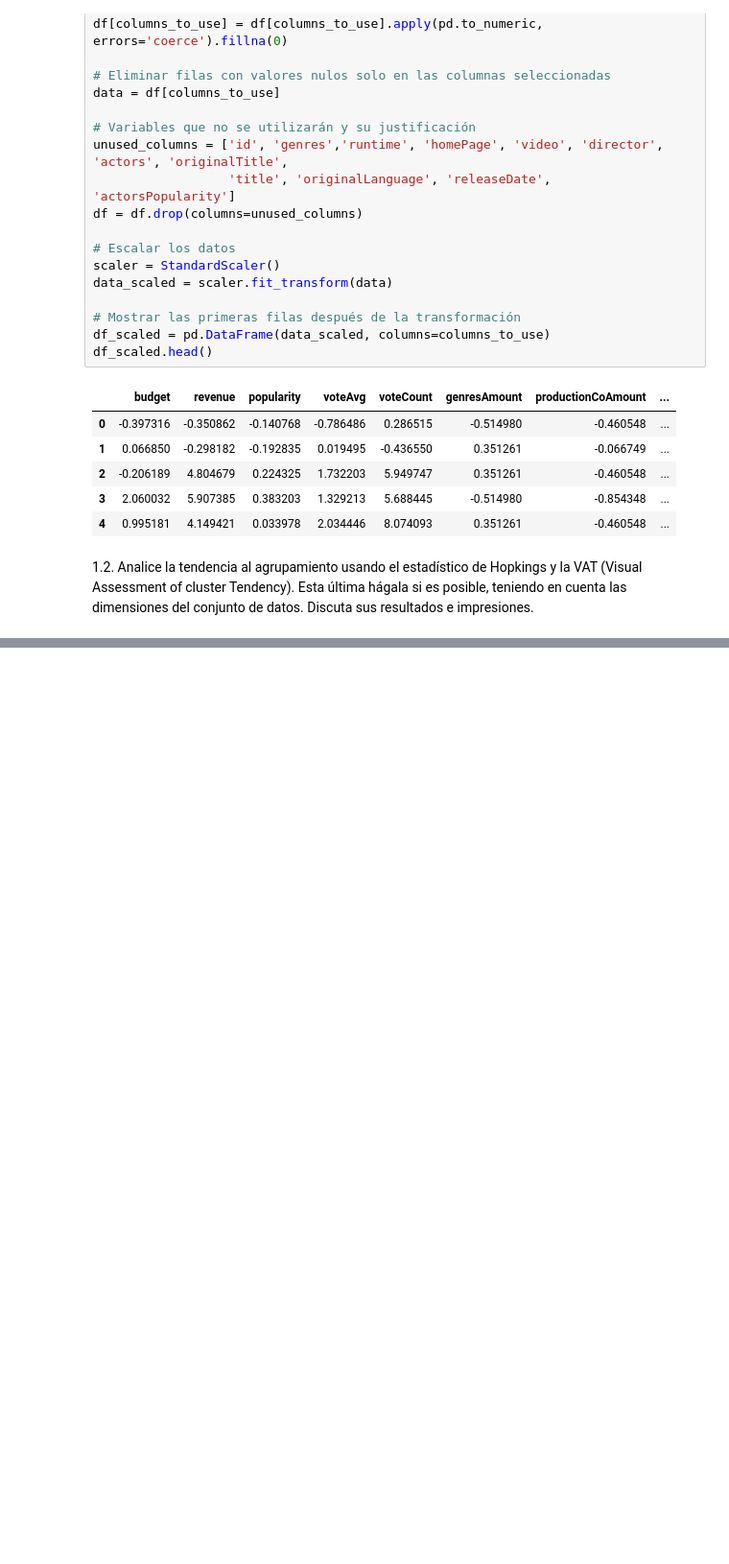
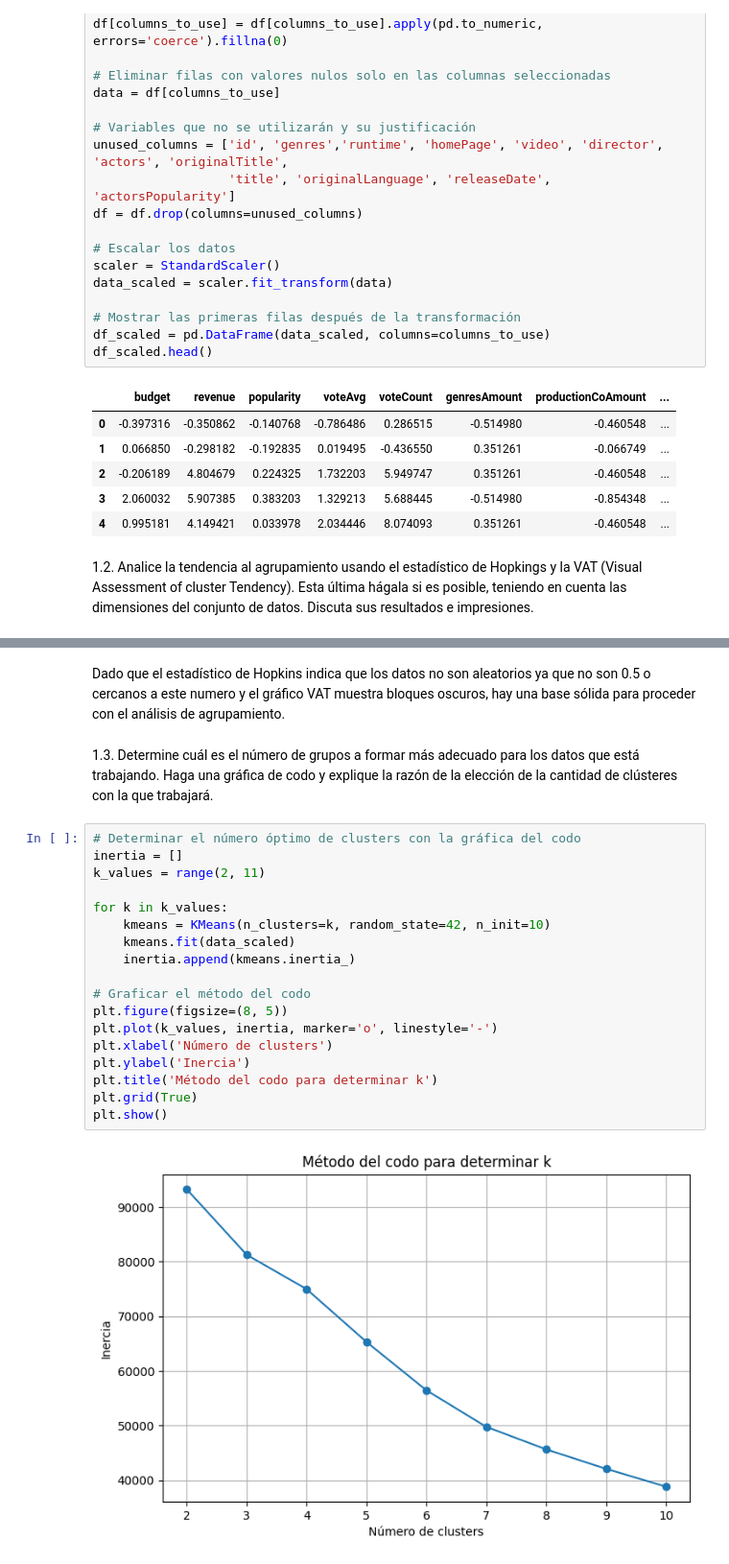
Before and after one commit to BiancaCalderon/Clustering, a Jupyter notebook: Clustering_PCA.ipynb, the cells around one changed output, grey strips where cells are left out. Shown at 96% size. Saved outputs shown, nothing was run; the diff lists cells and outputs as text; blank space fills up the shorter version.

Commit message:
feat: Clustering until 1.5 done

```diff
--- a/Clustering_PCA.ipynb
+++ b/Clustering_PCA.ipynb
@@ -135,0 +138,25 @@ Estadística de Hopkins: 0.0110
+# %% [markdown]
+Dado que el estadístico de Hopkins indica que los datos no son aleatorios ya que no son 0.5 o cercanos a este numero y el gráfico VAT muestra bloques oscuros, hay una base sólida para proceder con el análisis de agrupamiento.
+# %% [markdown]
+
+1.3. Determine cuál es el número de grupos a formar más adecuado para los datos que está trabajando. Haga una gráfica de codo y explique la razón de la elección de la cantidad de clústeres con la que trabajará.
+# %%
+# Determinar el número óptimo de clusters con la gráfica del codo
+inertia = []
+k_values = range(2, 11)
+
+for k in k_values:
+    kmeans = KMeans(n_clusters=k, random_state=42, n_init=10)
+    kmeans.fit(data_scaled)
+    inertia.append(kmeans.inertia_)
+
+# Graficar el método del codo
+plt.figure(figsize=(8, 5))
+plt.plot(k_values, inertia, marker='o', linestyle='-')
+plt.xlabel('Número de clusters')
+plt.ylabel('Inercia')
+plt.title('Método del codo para determinar k')
+plt.grid(True)
+plt.show()
+# %% [output]
+[figure, added]
```
Also changed, not shown: parts of 11 cells of this notebook.
